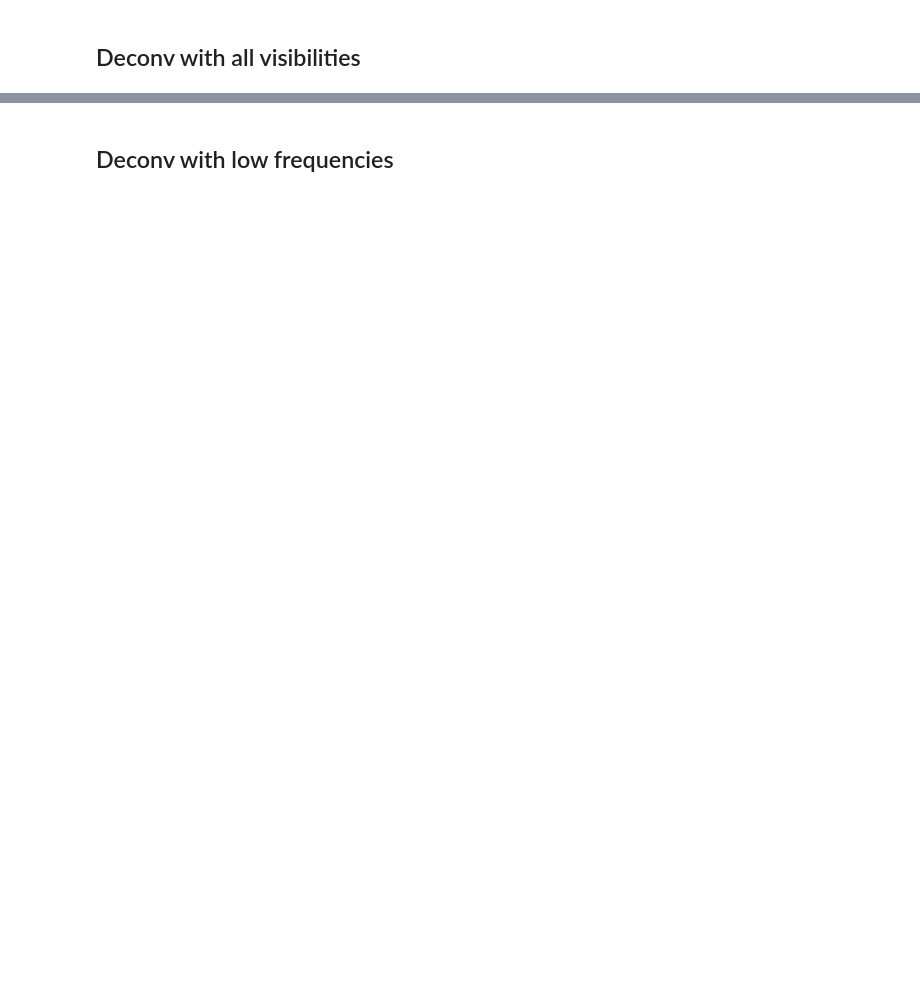
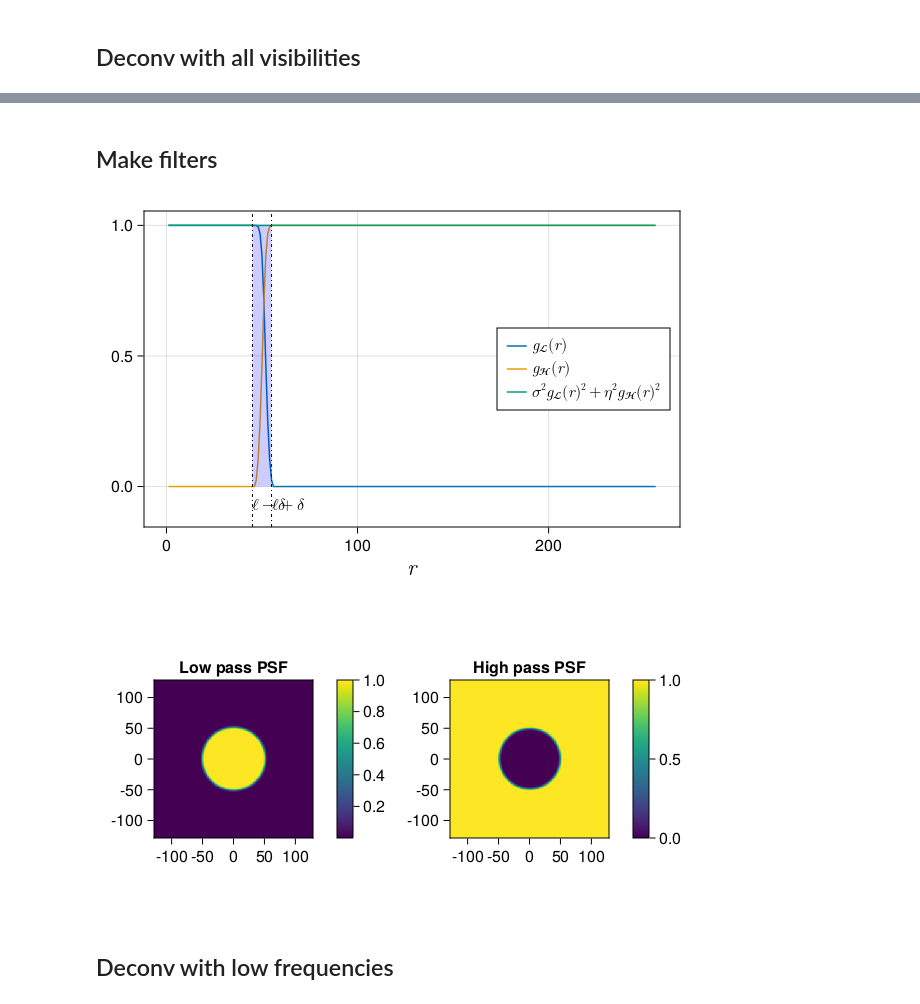
Before and after one commit to andferrari/DeconvMultiStep.jl, a Jupyter notebook: notebooks/main_meerkat.ipynb, the cells around one changed output, grey strips where cells are left out. Saved outputs shown, nothing was run; the diff lists cells and outputs as text; code cells hidden in the pictures; blank space fills up the shorter version.

```diff
--- a/notebooks/main_meerkat.ipynb
+++ b/notebooks/main_meerkat.ipynb
@@ -62,3 +61,14 @@ fig = plot_deconv(dirty.full, sky, i_full, mse, titles)
+# %% [markdown]
+## Make filters
+# %%
+G = make_filters(ℓ, δ, n_pix)
+
+fig_rad, fig_psf = plot_filters(ℓ, δ, n_pix; σ² = 1.0, η² = 1)
+display(fig_rad)
+display(fig_psf)
+# %% [output]
+[figure, added]
+[figure, added]
 # %% [markdown]
 ## Deconv with low frequencies
 # %%
```
Also changed, not shown: parts of 17 cells of this notebook, 7 other files.
